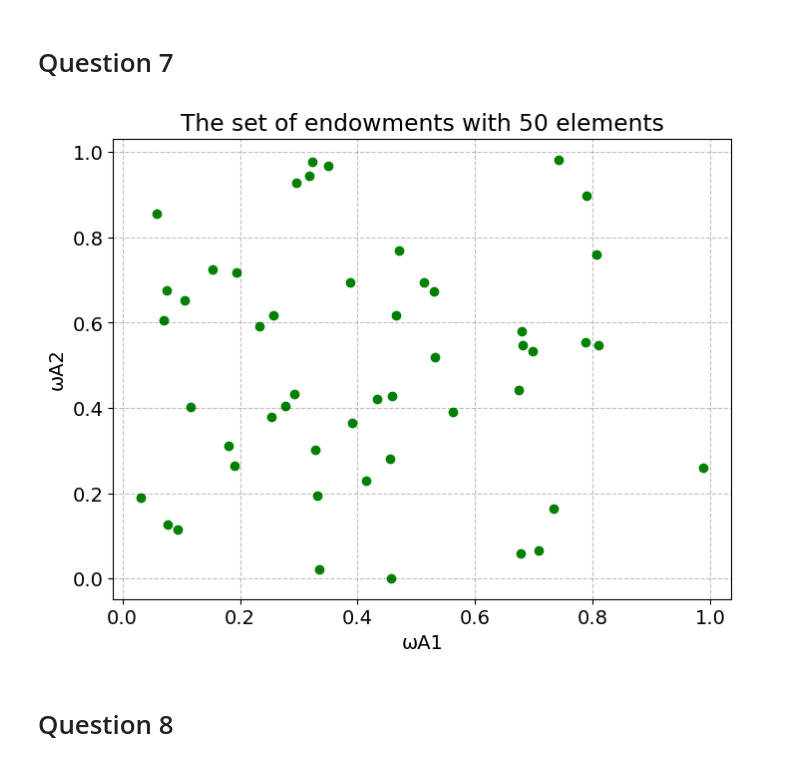
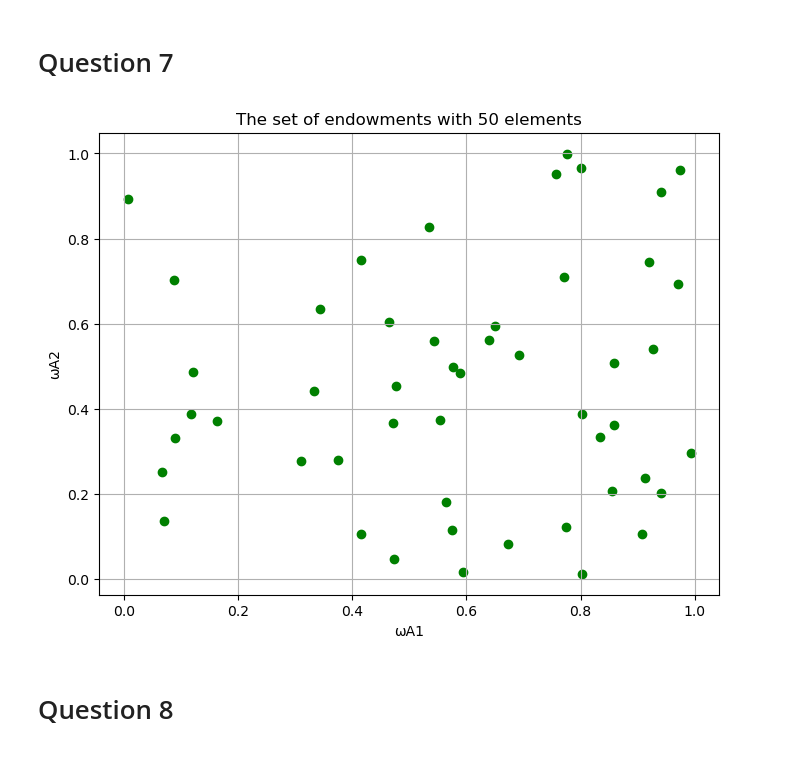
Before and after one commit to NumEconCopenhagen/projects-2024-sheng-og-anton, a Jupyter notebook: inauguralproject/inauguralproject.ipynb, the cells around one changed output. Drawn from its saved outputs; the diff is of its cells as text; code cells hidden in the pictures.

```diff
--- a/inauguralproject/inauguralproject.ipynb
+++ b/inauguralproject/inauguralproject.ipynb
@@ -336,40 +336,23 @@ edgeworth_box.plot_edgeworth_box(xA1_optimal, xA2_optimal, xB1_optimal, xB2_opti
 Maximizing total welfare will be socially benefinicial from the view of a social planner rather than only maximizing the utility of consumer A. However, this will reduce the utility for this consumer, making him more worse off than in question 4.
 # %% [markdown]
 # Question 7
-# %%
-import numpy as np
-import matplotlib.pyplot as plt
-
-# Exercise 7
-# 1. First we set a seed, so that we can get the same pseduo-random numbers for the endowments everytime we run the code.
-np.random.seed(69)
-
-# 2. Now we need to set the number of elements (50) in the set of endowments W
-n = 50
-
-# 3. We generate psedou-random numbers for the endowments omegaA1 and omegaA2
-wA1 = np.random.uniform(0, 1, n)
-wA2 = np.random.uniform(0, 1, n)
-
-# 4. We now create the set of endowments based on our
-W = np.column_stack((wA1, wA2))
-
-# 5. We can now begin plotting the total endowments
-plt.figure(figsize=(8, 6))
-plt.scatter(wA1, wA2, c='green')
-plt.title('The set of endowments with 50 elements')
-
-# a. We label the two axes in the diagram
-plt.xlabel('ωA1')
-plt.ylabel('ωA2')
-
-# b. We add grids to the plot
-plt.grid(True)
-
-# c. We show the plot
-plt.show()
-# %% [output]
-[figure, removed]
+# %%
+import numpy as np
+import matplotlib.pyplot as plt
+from Question7 import TotalEndowments
+
+# We set the number of elements
+n=50
+
+# We generate random endowments
+wA1 = np.random.uniform(0, 1, n)
+wA2 = np.random.uniform(0, 1, n)
+
+# We plot the figure
+total_endowments = TotalEndowments(seed=69, n=50)
+total_endowments.plot_endowments(wA1, wA2)
+# %% [output]
+[figure, added]
 # %% [markdown]
 # Question 8
 # %%
```
Also changed, not shown: parts of 1 cell of this notebook.
